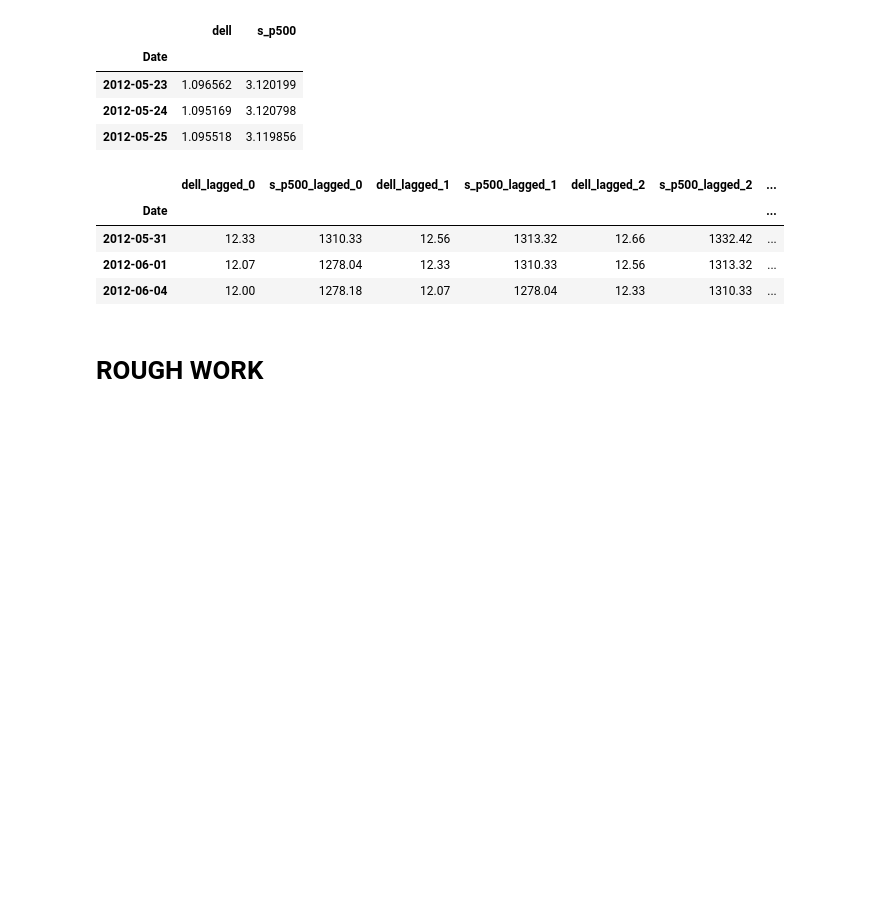
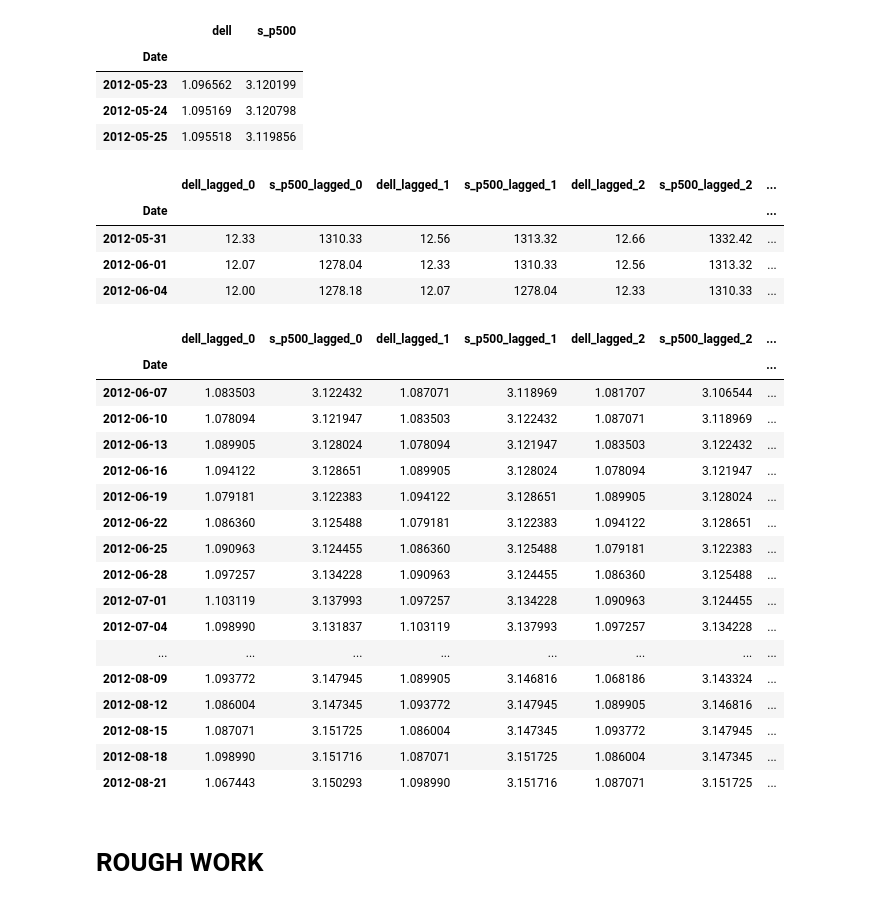
Before and after one commit to squareitall/Time_Series_Analaysis, a Jupyter notebook: AlgorithmicTrade_pricePrediction_model.ipynb, the cells around one changed output. Cells and saved outputs as stored; diff of their text form; code cells hidden in the pictures; blank space fills up the shorter version.

```diff
--- a/AlgorithmicTrade_pricePrediction_model.ipynb
+++ b/AlgorithmicTrade_pricePrediction_model.ipynb
@@ -110,6 +110,33 @@ temp.transform(df).head(3)
 | 2012-05-31 | 12.33 | 1310.33 | 12.56 | 1313.32 | 12.66 | 1332.42 | ... |
 | 2012-06-01 | 12.07 | 1278.04 | 12.33 | 1310.33 | 12.56 | 1313.32 | ... |
 | 2012-06-04 | 12.00 | 1278.18 | 12.07 | 1278.04 | 12.33 | 1310.33 | ... |
+# %%
+pip=Pipeline([
+              ('resample',resampler('3D')),
+              ('log_transformer',log_transformer(base='e1')),
+              ('lag_trasformer',lag_transformer(lt_lags=[1,2,5]))
+])
+
+pip.transform(df)
+# %% [output]
+|  | dell_lagged_0 | s_p500_lagged_0 | dell_lagged_1 | s_p500_lagged_1 | dell_lagged_2 | s_p500_lagged_2 | ... |
+| Date |  |  |  |  |  |  | ... |
+| 2012-06-07 | 1.083503 | 3.122432 | 1.087071 | 3.118969 | 1.081707 | 3.106544 | ... |
+| 2012-06-10 | 1.078094 | 3.121947 | 1.083503 | 3.122432 | 1.087071 | 3.118969 | ... |
+| 2012-06-13 | 1.089905 | 3.128024 | 1.078094 | 3.121947 | 1.083503 | 3.122432 | ... |
+| 2012-06-16 | 1.094122 | 3.128651 | 1.089905 | 3.128024 | 1.078094 | 3.121947 | ... |
+| 2012-06-19 | 1.079181 | 3.122383 | 1.094122 | 3.128651 | 1.089905 | 3.128024 | ... |
+| 2012-06-22 | 1.086360 | 3.125488 | 1.079181 | 3.122383 | 1.094122 | 3.128651 | ... |
+| 2012-06-25 | 1.090963 | 3.124455 | 1.086360 | 3.125488 | 1.079181 | 3.122383 | ... |
+| 2012-06-28 | 1.097257 | 3.134228 | 1.090963 | 3.124455 | 1.086360 | 3.125488 | ... |
+| 2012-07-01 | 1.103119 | 3.137993 | 1.097257 | 3.134228 | 1.090963 | 3.124455 | ... |
+| 2012-07-04 | 1.098990 | 3.131837 | 1.103119 | 3.137993 | 1.097257 | 3.134228 | ... |
+| ... | ... | ... | ... | ... | ... | ... | ... |
+| 2012-08-09 | 1.093772 | 3.147945 | 1.089905 | 3.146816 | 1.068186 | 3.143324 | ... |
+| 2012-08-12 | 1.086004 | 3.147345 | 1.093772 | 3.147945 | 1.089905 | 3.146816 | ... |
+| 2012-08-15 | 1.087071 | 3.151725 | 1.086004 | 3.147345 | 1.093772 | 3.147945 | ... |
+| 2012-08-18 | 1.098990 | 3.151716 | 1.087071 | 3.151725 | 1.086004 | 3.147345 | ... |
+| 2012-08-21 | 1.067443 | 3.150293 | 1.098990 | 3.151716 | 1.087071 | 3.151725 | ... |
 # %% [markdown]
 # ROUGH WORK
 # %%
```
